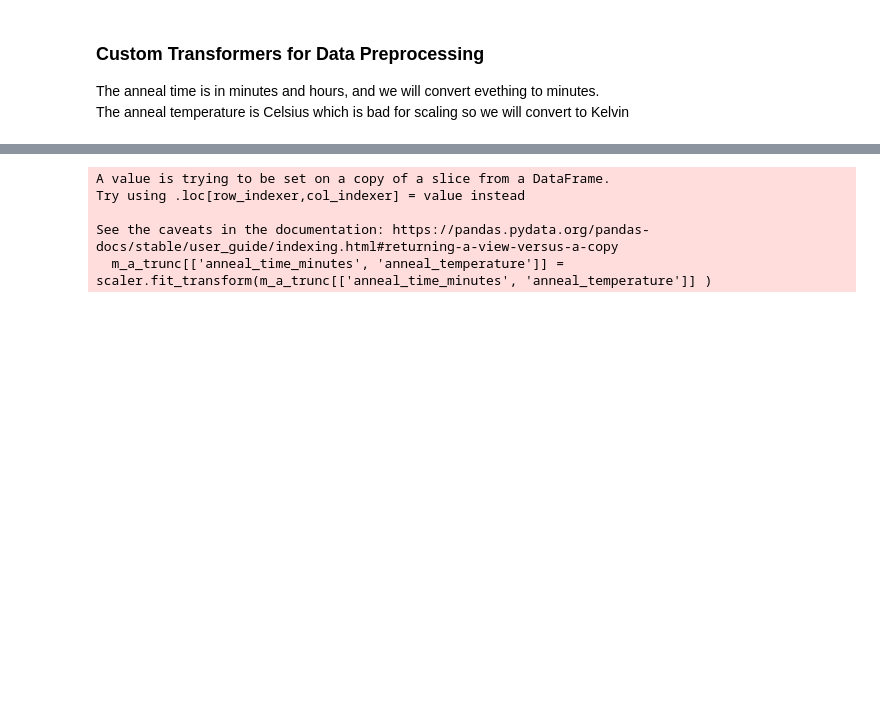
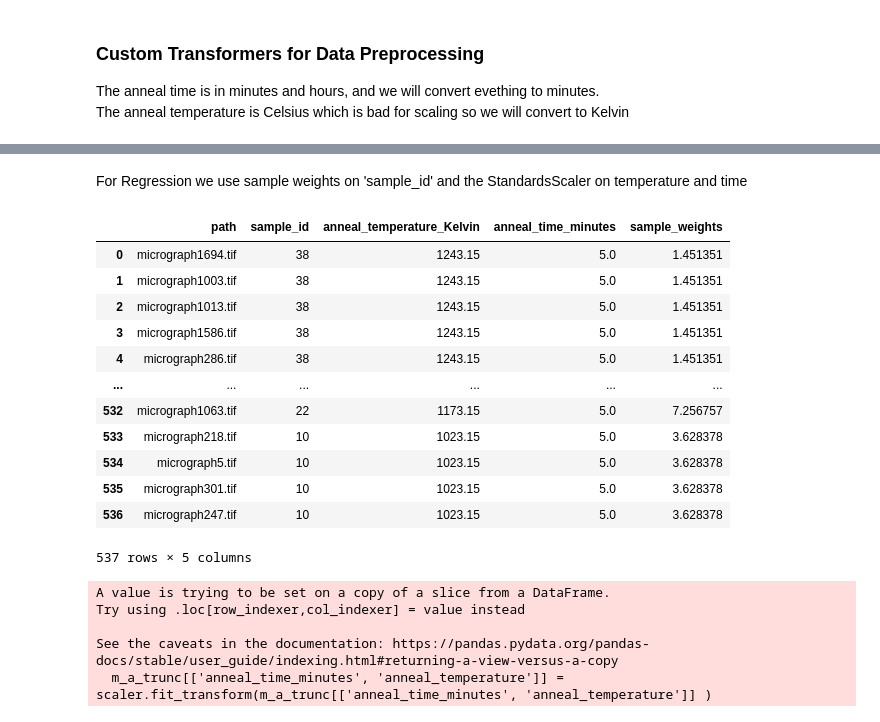
Before and after one commit to RobertGWolf/TDI-CapstoneProject, a Jupyter notebook: TDI-CapstoneProject.ipynb, the cells around one changed output, grey strips where cells are left out. Drawn from its saved outputs; the diff is of its cells as text; code cells hidden in the pictures; blank space fills up the shorter version.

```diff
--- a/TDI-CapstoneProject.ipynb
+++ b/TDI-CapstoneProject.ipynb
@@ -760,0 +168,2 @@ print(report)
+# %%
+train_main, test_main = train_test_split(main_micrographs_df, test_size = 0.1, stratify = main_micrographs_df['sample_id'])
@@ -761 +177,4 @@ print(report)
+# %%
+train_regression_preweight = train_main.copy().dropna()
+test_regressioin_preweight = test_main.copy().dropna()
 # %% [markdown]
@@ -767,3 +191,29 @@ from sklearn.preprocessing import StandardScaler
+# %% [markdown]
+For Regression we use sample weights on 'sample_id' and the StandardsScaler on temperature and time
+# %%
+sample_weights = compute_class_weight(class_weight = 'balanced',
+                                     classes = train_regression_preweight['sample_id'].unique(),
+                                     y = train_regression_preweight['sample_id'])
+
+SAMPLE_WEIGHTS = pd.DataFrame(zip(train_regression_preweight['sample_id'].unique(),sample_weights), columns = ['sample_id','sample_weights'])
+# %%
+train_regression = pd.merge(train_regression_preweight, SAMPLE_WEIGHTS, on = 'sample_id')
+# %%
+train_regression
+# %% [output]
+|  | path | sample_id | anneal_temperature_Kelvin | anneal_time_minutes | sample_weights |
+| 0 | micrograph1694.tif | 38 | 1243.15 | 5.0 | 1.451351 |
+| 1 | micrograph1003.tif | 38 | 1243.15 | 5.0 | 1.451351 |
+| 2 | micrograph1013.tif | 38 | 1243.15 | 5.0 | 1.451351 |
+| 3 | micrograph1586.tif | 38 | 1243.15 | 5.0 | 1.451351 |
+| 4 | micrograph286.tif | 38 | 1243.15 | 5.0 | 1.451351 |
+| ... | ... | ... | ... | ... | ... |
+| 532 | micrograph1063.tif | 22 | 1173.15 | 5.0 | 7.256757 |
+| 533 | micrograph218.tif | 10 | 1023.15 | 5.0 | 3.628378 |
+| 534 | micrograph5.tif | 10 | 1023.15 | 5.0 | 3.628378 |
+| 535 | micrograph301.tif | 10 | 1023.15 | 5.0 | 3.628378 |
+| 536 | micrograph247.tif | 10 | 1023.15 | 5.0 | 3.628378 |
+537 rows × 5 columns
 # %%
 scaler = StandardScaler()
 
```
Also changed, not shown: parts of 91 cells of this notebook.
